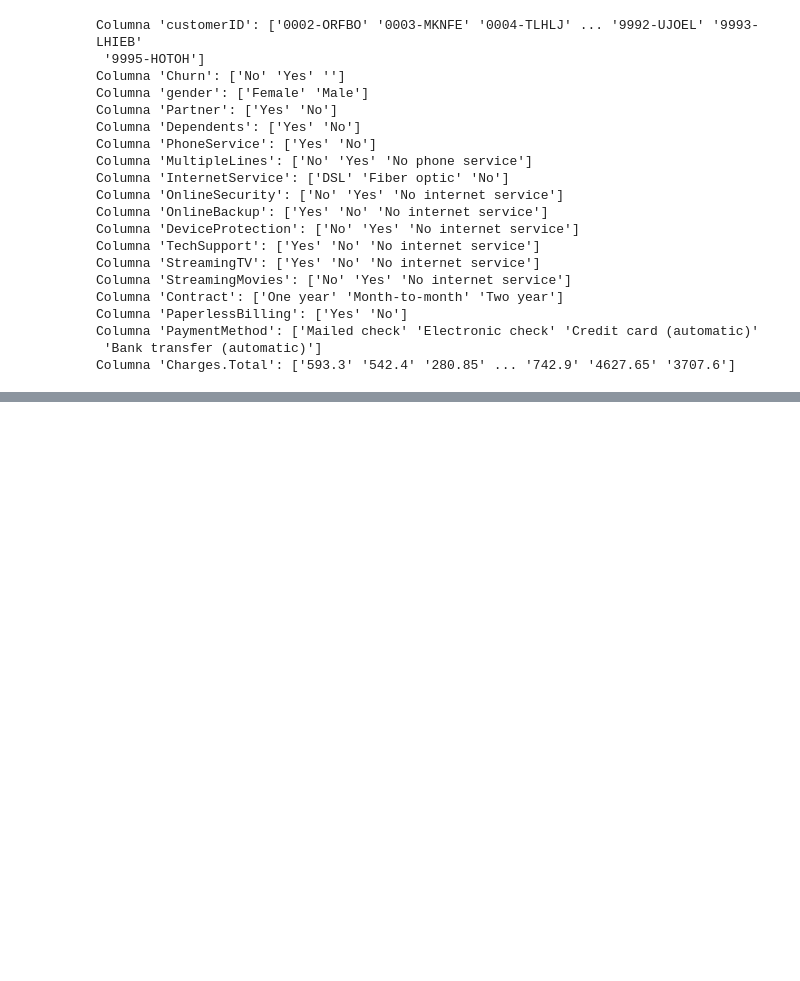
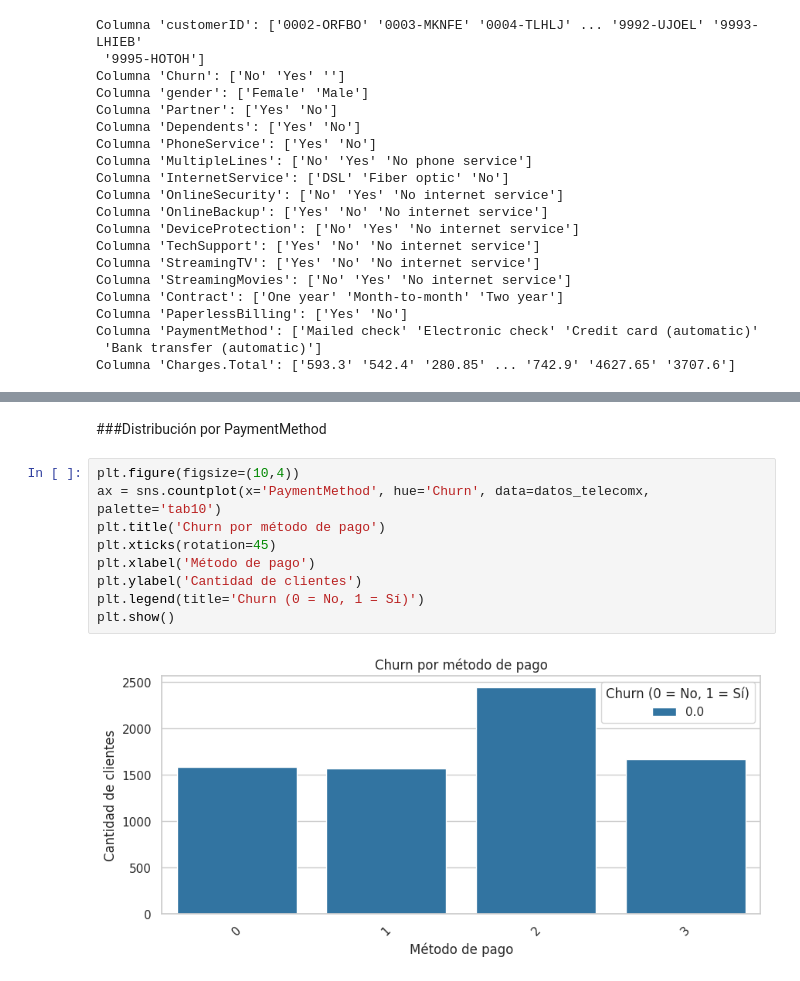
Before and after one commit to patriciomontenegro/telecom_x, a Jupyter notebook: challenge3_telecomx.ipynb, the cells around one changed output, grey strips where cells are left out. Saved outputs shown, nothing was run; the diff lists cells and outputs as text; blank space fills up the shorter version.

```diff
--- a/challenge3_telecomx.ipynb
+++ b/challenge3_telecomx.ipynb
@@ -128,0 +362,13 @@ Columna 'Charges.Total': ['593.3' '542.4' '280.85' ... '742.9' '4627.65' '3707.6
+# %% [markdown]
+###Distribución por PaymentMethod
+# %%
+plt.figure(figsize=(10,4))
+ax = sns.countplot(x='PaymentMethod', hue='Churn', data=datos_telecomx, palette='tab10')
+plt.title('Churn por método de pago')
+plt.xticks(rotation=45)
+plt.xlabel('Método de pago')
+plt.ylabel('Cantidad de clientes')
+plt.legend(title='Churn (0 = No, 1 = Sí)')
+plt.show()
+# %% [output]
+[figure, added]
```
Also changed, not shown: parts of 33 cells of this notebook.
